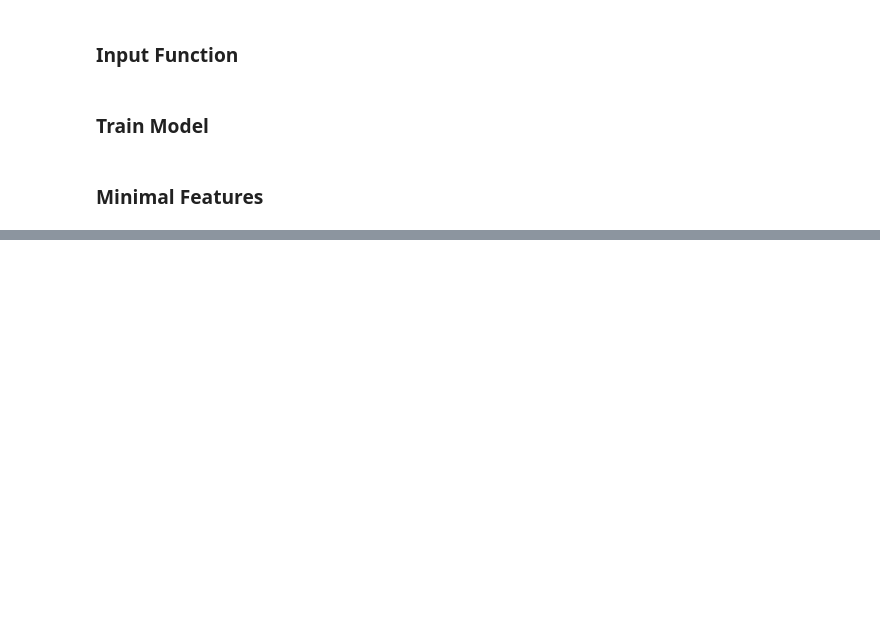
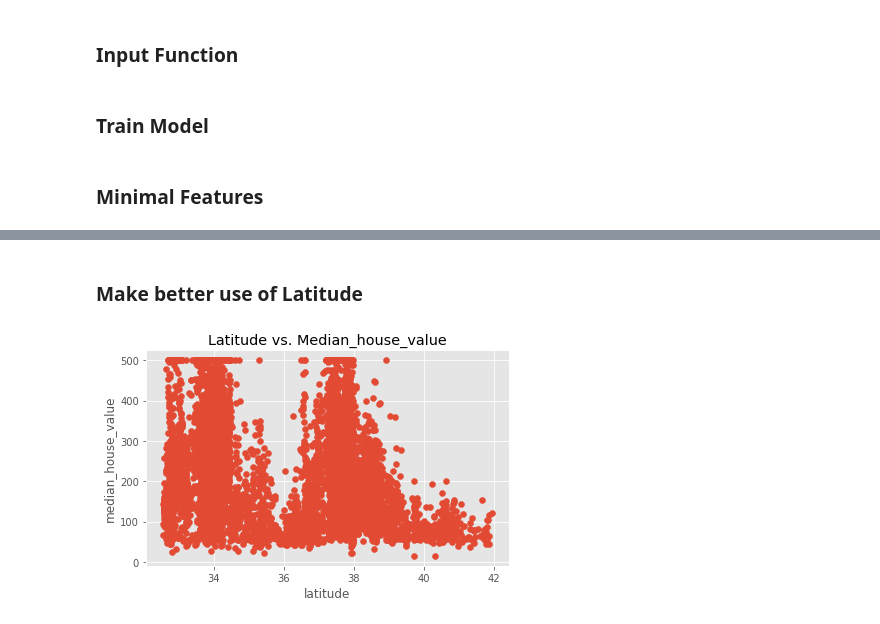
Before and after one commit to acesaif/ml_crash_course, a Jupyter notebook: representation/ml_representation.ipynb, the cells around one changed output, grey strips where cells are left out. Cells and saved outputs as stored; diff of their text form; code cells hidden in the pictures; blank space fills up the shorter version.

```diff
--- a/representation/ml_representation.ipynb
+++ b/representation/ml_representation.ipynb
@@ -260,0 +261,12 @@ Model training finished.
+# %% [markdown]
+### Make better use of Latitude
+# %%
+# Plotting latitude vs. median_house_value shows that there is no linear relationship. But two hills.
+plt.ylabel("median_house_value")
+plt.xlabel("latitude")
+plt.title("Latitude vs. Median_house_value")
+plt.tight_layout()
+plt.scatter(training_examples["latitude"], training_targets["median_house_value"])
+plt.show()
+# %% [output]
+[figure, added]
```
Also changed, not shown: parts of 4 cells of this notebook.
